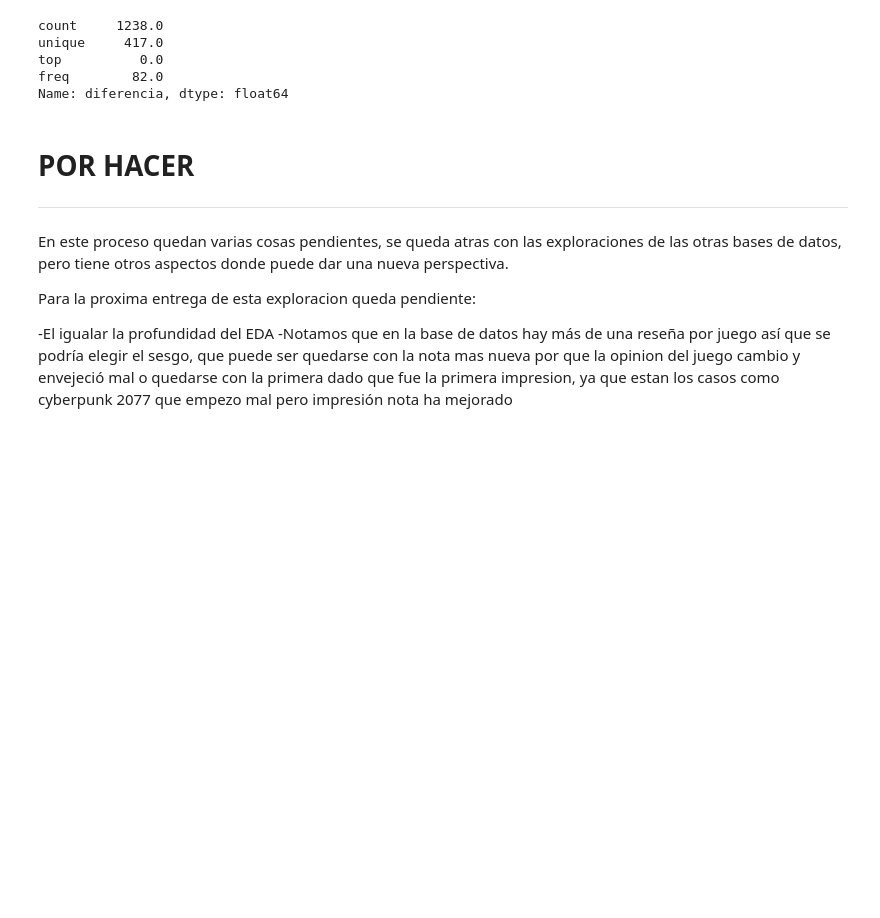
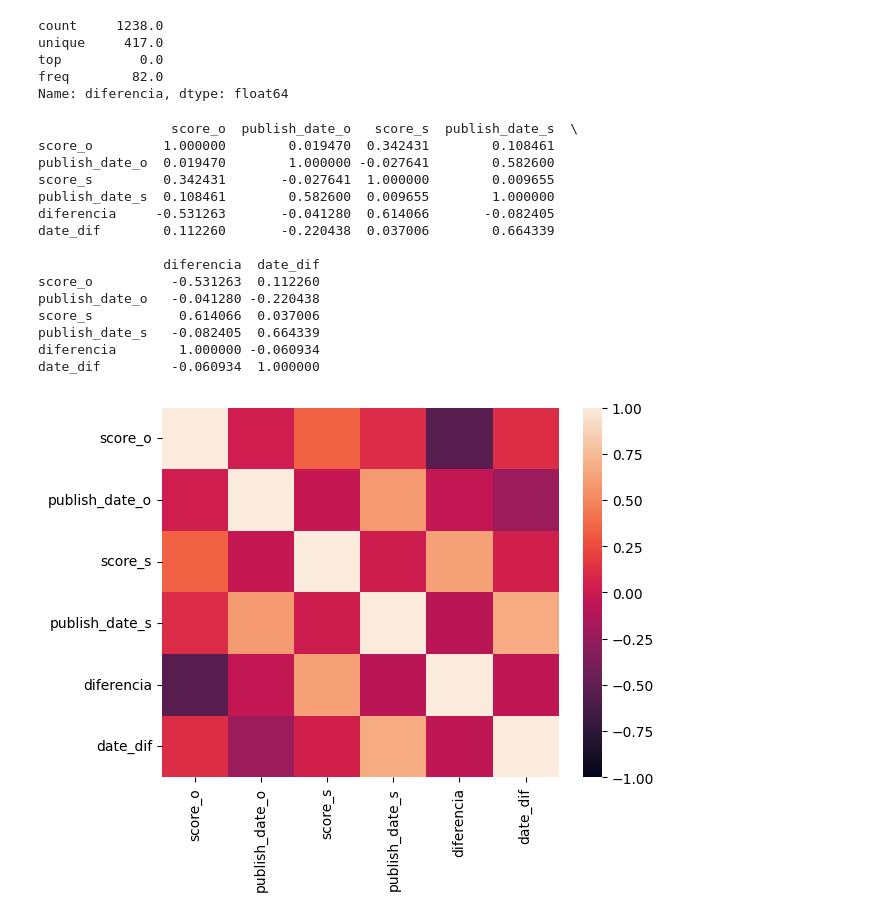
Before and after one commit to claudiocanales721/Proyecto-cs-de-datos, a Jupyter notebook: procesos/videojuegos/procesos de opinion críticos/Proceso.ipynb, the cells around one changed output. Saved outputs shown, nothing was run; the diff lists cells and outputs as text; code cells hidden in the pictures; blank space fills up the shorter version.

```diff
--- a/procesos/videojuegos/procesos de opinion críticos/Proceso.ipynb
+++ b/procesos/videojuegos/procesos de opinion críticos/Proceso.ipynb
@@ -406,13 +408,32 @@ unique     417.0
 top          0.0
 freq        82.0
 Name: diferencia, dtype: float64
-# %% [markdown]
-# POR HACER
-***
-# %% [markdown]
-En este proceso quedan varias cosas pendientes, se queda atras con las exploraciones de las otras bases de datos, pero tiene otros aspectos donde puede dar una nueva perspectiva.
-
-Para la proxima entrega de esta exploracion queda pendiente:
-
--El igualar la profundidad del EDA
--Notamos que en la base de datos hay más de una reseña por juego así que se podría elegir el sesgo, que puede ser quedarse con la nota mas nueva por que la opinion del juego cambio y envejeció mal o quedarse con la primera dado que fue la primera impresion, ya que estan los casos como cyberpunk 2077 que empezo mal pero impresión nota ha mejorado
+# %%
+df_dif=pd.read_csv('data/comp_critica.csv')
+df_dif=df_dif[['score_o','publish_date_o','score_s','publish_date_s','diferencia']]
+# %%
+df_dif['publish_date_o']=pd.to_datetime(df_dif['publish_date_o'], errors='coerce')
+df_dif['publish_date_s']=pd.to_datetime(df_dif['publish_date_s'], errors='coerce')
+# %%
+df_dif['date_dif']=df_dif['publish_date_s']-df_dif['publish_date_o']
+# %%
+corr=df_dif.corr()
+sns.heatmap(corr, vmax=1, vmin=-1)
+print(corr)
+# %% [output]
+                 score_o  publish_date_o   score_s  publish_date_s  \
+score_o         1.000000        0.019470  0.342431        0.108461
+publish_date_o  0.019470        1.000000 -0.027641        0.582600
+score_s         0.342431       -0.027641  1.000000        0.009655
+publish_date_s  0.108461        0.582600  0.009655        1.000000
+diferencia     -0.531263       -0.041280  0.614066       -0.082405
+date_dif        0.112260       -0.220438  0.037006        0.664339
+
+                diferencia  date_dif
+score_o          -0.531263  0.112260
+publish_date_o   -0.041280 -0.220438
+score_s           0.614066  0.037006
+publish_date_s   -0.082405  0.664339
+diferencia        1.000000 -0.060934
+date_dif         -0.060934  1.000000
+[figure, added]
```
Also changed, not shown: parts of 7 cells of this notebook, 3 other files.
